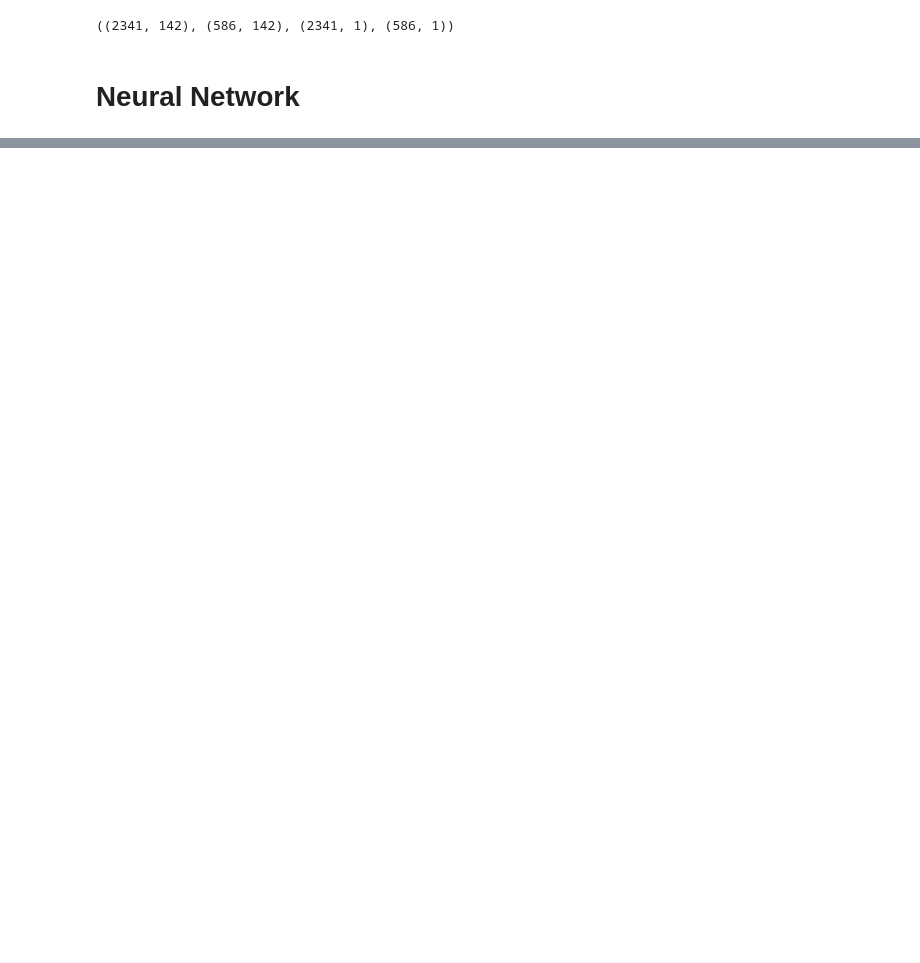
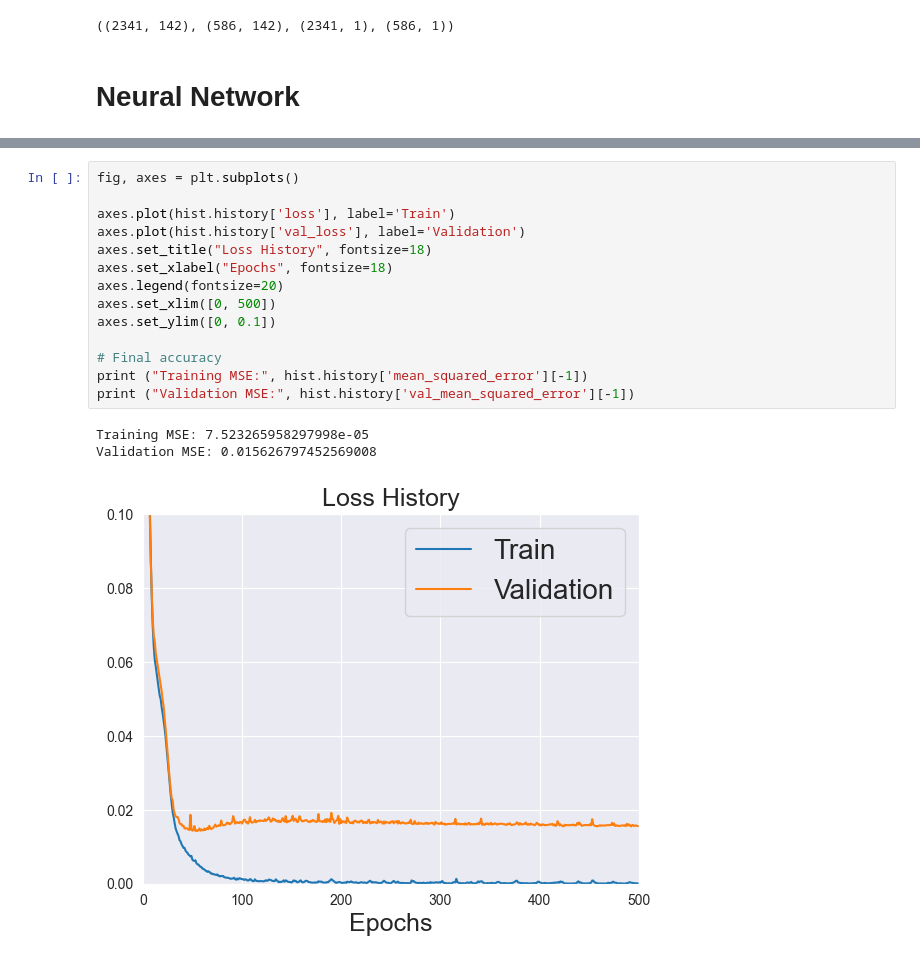
Before and after one commit to davide-tonetto-884585/House-Sale-Price-Prediction, a Jupyter notebook: RegressionModels/NeuralNetwork.ipynb, the cells around one changed output, grey strips where cells are left out. Saved outputs shown, nothing was run; the diff lists cells and outputs as text; blank space fills up the shorter version.

```diff
--- a/RegressionModels/NeuralNetwork.ipynb
+++ b/RegressionModels/NeuralNetwork.ipynb
@@ -56,3 +59,21 @@ Epoch 500/500
+# %%
+fig, axes = plt.subplots()
+
+axes.plot(hist.history['loss'], label='Train')
+axes.plot(hist.history['val_loss'], label='Validation')
+axes.set_title("Loss History", fontsize=18)
+axes.set_xlabel("Epochs", fontsize=18)
+axes.legend(fontsize=20)
+axes.set_xlim([0, 500])
+axes.set_ylim([0, 0.1])
+
+# Final accuracy
+print ("Training MSE:", hist.history['mean_squared_error'][-1])
+print ("Validation MSE:", hist.history['val_mean_squared_error'][-1])
+# %% [output]
+Training MSE: 7.523265958297998e-05
+Validation MSE: 0.015626797452569008
+[figure, added]
 # %%
 model.evaluate(scaled_X_train, Y_train)
 train_pre = model.predict(scaled_X_train)
```
Also changed, not shown: parts of 18 cells of this notebook.
